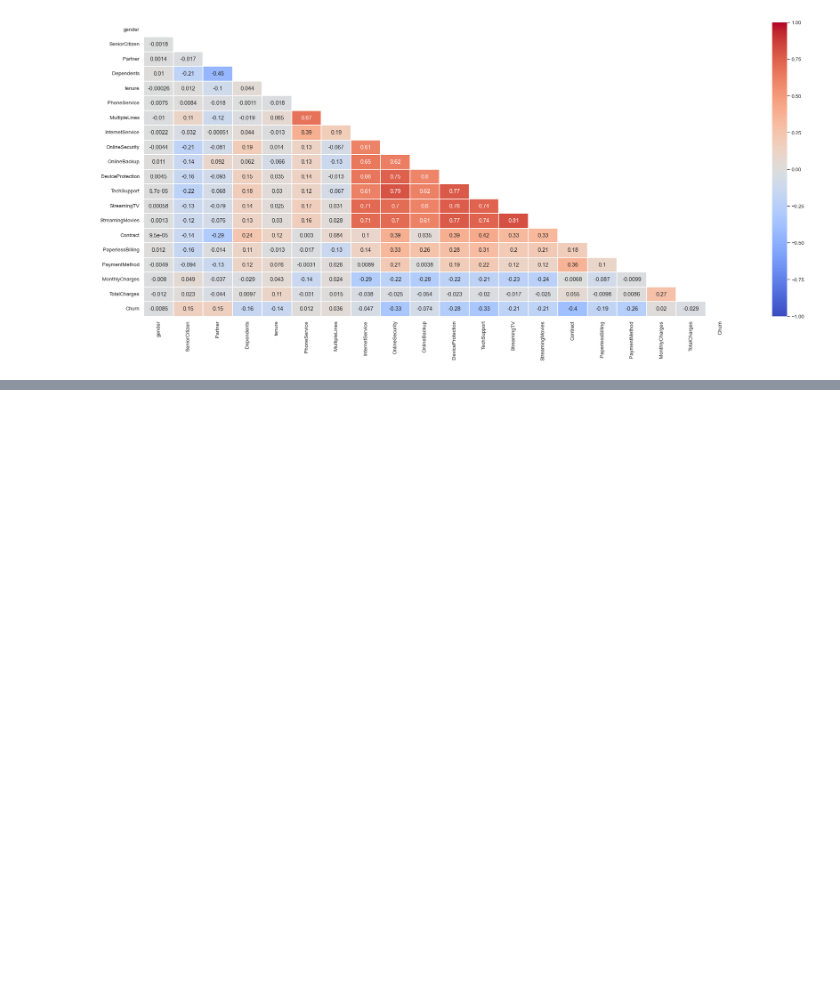
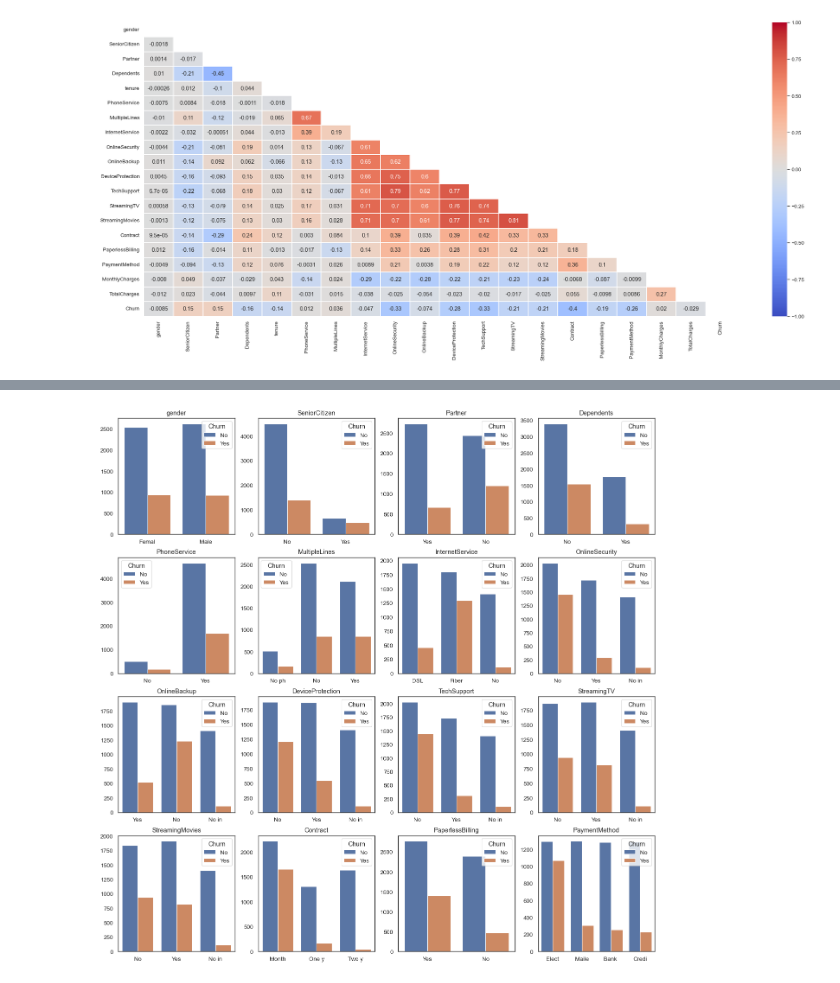
Before and after one commit to Ahmed-Estiak/customer-churn-demo, a Jupyter notebook: customer-churn1demo.ipynb, the cells around one changed output, grey strips where cells are left out. Saved outputs shown, nothing was run; the diff lists cells and outputs as text; code cells hidden in the pictures; blank space fills up the shorter version.

Commit message:
churn data analysis fiber optic and internet service focused 1.5

```diff
--- a/customer-churn1demo.ipynb
+++ b/customer-churn1demo.ipynb
@@ -1107,0 +1105,37 @@ ax = sns.heatmap(corr, mask=mask, xticklabels=corr.columns, yticklabels=corr.col
+# %%
+dependent   = ['Churn']
+identifier  = ['CustomerID']
+numerical   = ['tenure', 'MonthlyCharges', 'TotalCharges']
+categorical = [col for col in df.columns if col not in numerical + dependent + identifier]
+
+internet_add_on = ['OnlineSecurity', 'OnlineBackup', 'DeviceProtection', 'TechSupport', 'StreamingTV', 'StreamingMovies']
+phone_add_on = ['MultipleLines']
+# %%
+fig, axes = plt.subplots(nrows = 4,ncols = 4,figsize = (16, 16))
+# Selecting and plotting the data, inputting them into the matrix.
+for i, item in enumerate(categorical):
+    if item in internet_add_on:
+        df1 = df[df['InternetService'] != 'No']
+    elif item in phone_add_on:
+        df1 = df[df['PhoneService'] != 'No']
+    else: df = df
+    if i < 4:
+        ax = sns.countplot(data=df, x=item, hue='Churn',
+        ax=axes[0, i])
+    elif i >=4 and i < 8:
+        ax = sns.countplot(data=df, x=item, hue='Churn',
+        ax=axes[1, i-4])
+    elif i >=8 and i < 12:
+        ax = sns.countplot(data=df, x=item, hue='Churn',
+        ax=axes[2, i-8])
+    elif i < 16:
+        ax = sns.countplot(data=df, x=item, hue='Churn',
+        ax=axes[3, i-12])
+# Limiting characters to 5 and setting the title on top.
+    ax.set_title(item)
+    ax.set_ylabel('')
+    ax.set_xlabel('')
+    ax.set_xticklabels(item.get_text()[:5] for item in
+    ax.get_xticklabels())
+# %% [output]
+[figure, added]
```
Also changed, not shown: parts of 13 cells of this notebook.
